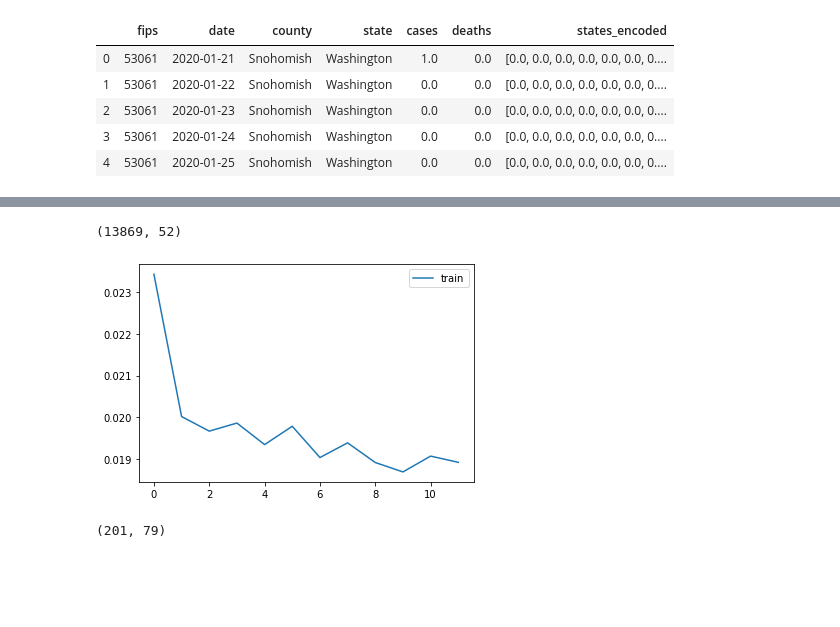
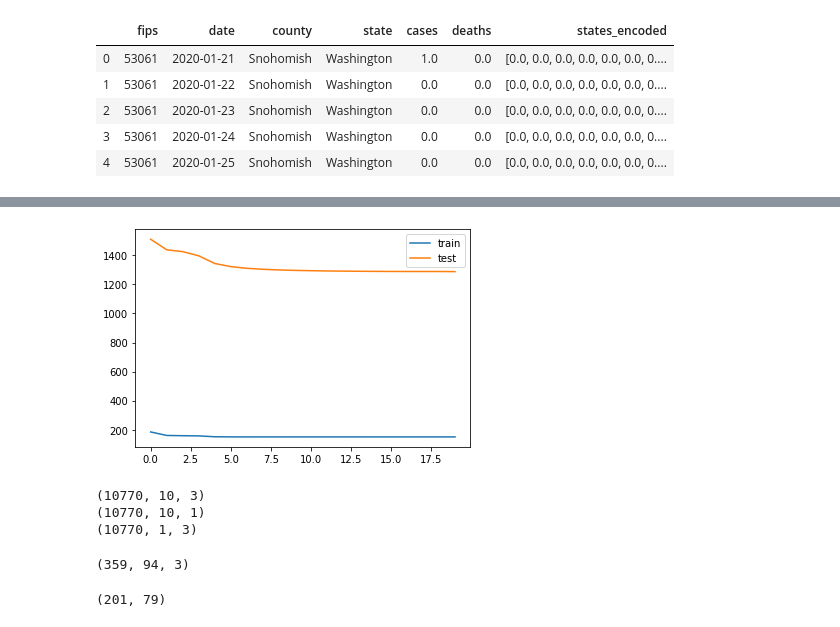
Before and after one commit to RachelShi0/two_and_a_half_cs_majors, a Jupyter notebook: QQ/RNN_US.ipynb, the cells around one changed output, grey strips where cells are left out. Drawn from its saved outputs; the diff is of its cells as text; code cells hidden in the pictures; blank space fills up the shorter version.

```diff
--- a/QQ/RNN_US.ipynb
+++ b/QQ/RNN_US.ipynb
@@ -18,17 +17,19 @@ from tensorflow.keras.preprocessing.sequence import TimeseriesGenerator
 repo = git.Repo("./", search_parent_directories=True)
 homedir = repo.working_dir
 # %%
+#import daily covid cases per county
 counties_df = pd.read_csv(f"{homedir}/data/us/covid/nyt_us_counties_daily.csv")
+counties_df = counties_df[counties_df['state'].notna()] #drop rows where state is NaN value
 
+#one hot encode states and add column to dataframe
 one_hot_encoder = OneHotEncoder(handle_unknown='ignore')
 states = np.array(counties_df['state']).reshape(-1, 1)
-
 one_hot_encoder.fit(states)
 states_encoded = one_hot_encoder.transform(states).toarray()
 
-counties_df['states_encoded'] = states_encoded.tolist()
+counties_df['states_encoded'] = states_encoded.tolist() #add column to dataframe
 
-
+#convert date to datetime format
 counties_df['date'] = pd.to_datetime(counties_df['date'])
 # %%
 counties_df.head()
@@ -167,23 +156,3 @@ conditions = np.array(conditions)
 inputs_total = np.array(inputs_total)
 targets_total = np.array(targets_total)
 conditions_total = np.array(conditions_total)
-# %%
-split_point = 60
-
-train_inputs = inputs[:, :split_point]
-train_targets = targets[:, :split_point]
-
-test_inputs = inputs[:, split_point:]
-test_targets = targets[:, split_point:]
-
-train_conditions = conditions
-test_conditions = conditions
-
-# train_inputs = inputs[:split_point, :]
-# train_targets = targets[:split_point, :]
-
-# test_inputs = inputs[split_point:, :]
-# test_targets = targets[split_point:, :]
-
-# train_conditions = conditions[:split_point]
-# test_conditions = conditions[split_point:]
@@ -222,11 +205,8 @@ model = MySimpleModel()
 
 
 optimizer = tf.keras.optimizers.Adam(learning_rate=0.01)
-model.call([inputs, conditions])
+model.call([train_inputs, train_conditions])
 model.compile(optimizer=optimizer, loss='mean_squared_error')
-history = model.fit(x=[inputs, conditions], y=targets,
-          epochs=12)
-
-#print('Evaluating model:')
-#model.evaluate([inputs_total, conditions_total], targets_total)
+history = model.fit(x=[train_inputs, train_conditions], y= train_targets,
+                    validation_data=([test_inputs, test_conditions], test_targets), epochs=20)
 # %% [output]
@@ -250,13 +238,22 @@ Epoch 12/12
+# %%
+plt.plot(history.history['loss'], label='train')
+plt.plot(history.history['val_loss'], label='test')
+plt.legend()
+plt.show()
+# %% [output]
+[figure, added]
+# %%
+y = model.predict([train_inputs, train_conditions])
+print(train_inputs.shape)
+print(y.shape)
+print(train_targets.shape)
+# %% [output]
+(10770, 10, 3)
+(10770, 10, 1)
+(10770, 1, 3)
 # %%
-conditions.shape
+inputs_total.shape
 # %% [output]
-(13869, 52)
+(359, 94, 3)
-# %%
-plt.plot(history.history['loss'], label='train')
-#plt.plot(history.history['val_loss'], label='test')
-plt.legend()
-plt.show()
-# %% [output]
-[figure, removed]
 # %%
 def generate_predictions(model, inputs, conditions, T):
```
Also changed, not shown: parts of 12 cells of this notebook.
